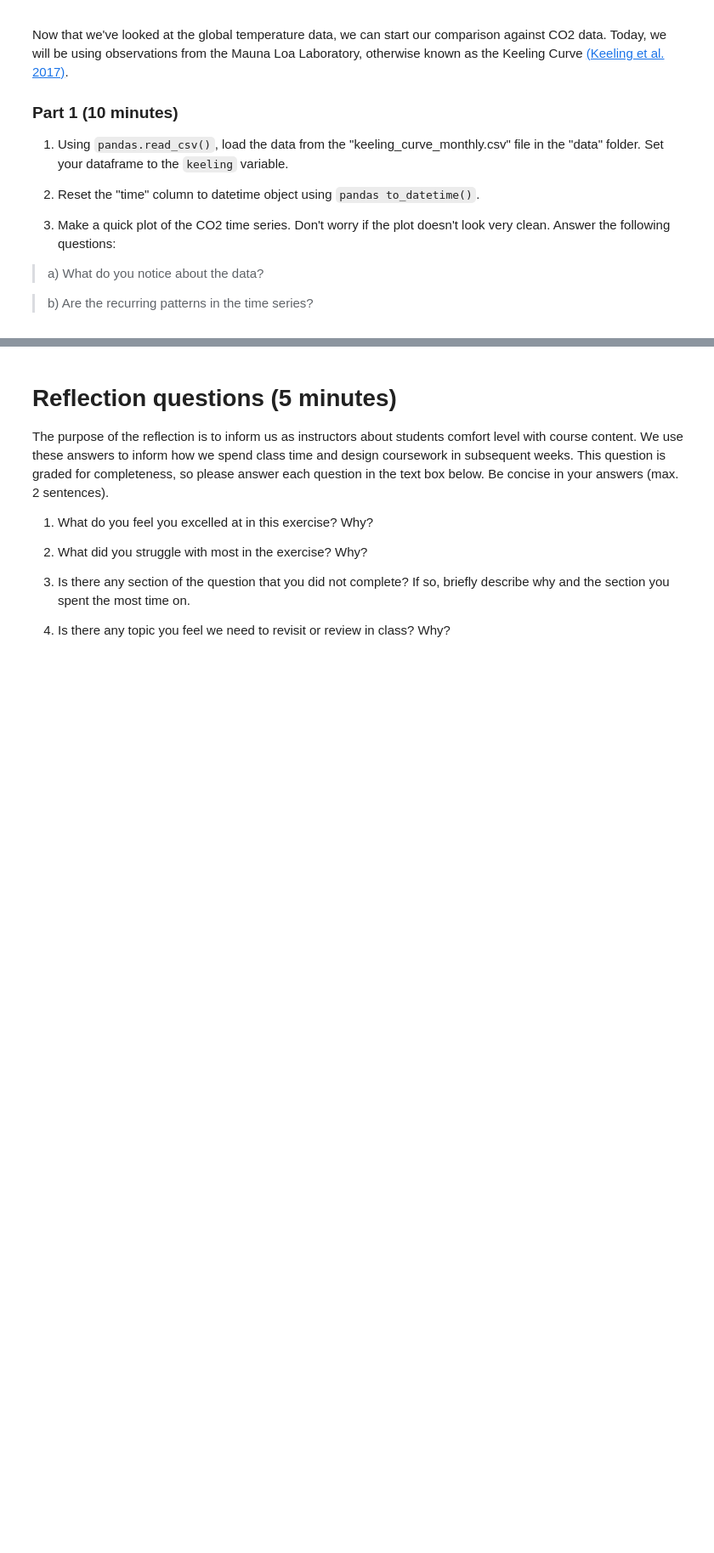
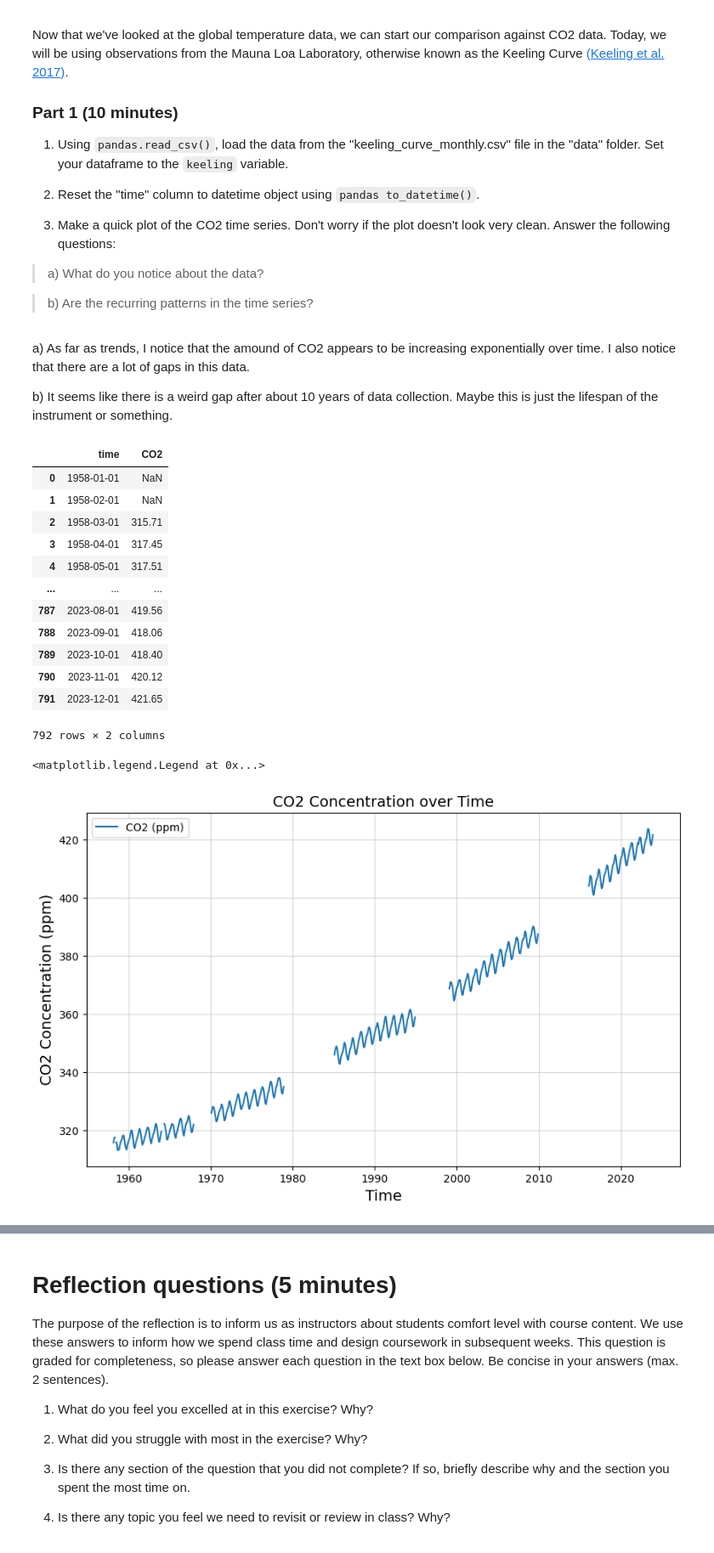
Before and after one commit to leelooliam/week9_inclass, a Jupyter notebook: group_activity8.ipynb, the cells around one changed output, grey strips where cells are left out. Shown at 85% size. Saved outputs shown, nothing was run; the diff lists cells and outputs as text; code cells hidden in the pictures; blank space fills up the shorter version.

```diff
--- a/group_activity8.ipynb
+++ b/group_activity8.ipynb
@@ -162,2 +207,36 @@ keeling = ""
+# %% [markdown]
+a) As far as trends, I notice that the amound of CO2 appears to be increasing exponentially over time. I also notice that there are a lot of gaps in this data.
+
+b) It seems like there is a weird gap after about 10 years of data collection. Maybe this is just the lifespan of the instrument or something.
+# %%
+# load data and clean
+keeling = pd.read_csv("data/keeling_curve_monthly.csv") # opening data
+display(keeling) # displayed data so I can get an idea of what the headers are, what the data looks like, what it is using for NaN values
+datetime = pd.to_datetime(keeling["time"]) # converting time series into datetime objects
+
+# your code for plotting
+fig, ax = plt.subplots(figsize = (10,6)) # another blank plot
+ax.plot(datetime, keeling["CO2"], label = "CO2 (ppm)") # plotting CO2 against time to get an idea of the trends and what the data looks like
+ax.grid(alpha = 0.5) # adding a grid
+ax.set_xlabel("Time", fontsize = 14) # adding x-axis labels
+ax.set_ylabel("CO2 Concentration (ppm)", fontsize = 14) # adding y-axis labels
+ax.set_title("CO2 Concentration over Time", fontsize = 14) # adding a title
+ax.legend() # adding a legend
+# %% [output]
+|  | time | CO2 |
+| 0 | 1958-01-01 | NaN |
+| 1 | 1958-02-01 | NaN |
+| 2 | 1958-03-01 | 315.71 |
+| 3 | 1958-04-01 | 317.45 |
+| 4 | 1958-05-01 | 317.51 |
+| ... | ... | ... |
+| 787 | 2023-08-01 | 419.56 |
+| 788 | 2023-09-01 | 418.06 |
+| 789 | 2023-10-01 | 418.40 |
+| 790 | 2023-11-01 | 420.12 |
+| 791 | 2023-12-01 | 421.65 |
+792 rows × 2 columns
+<matplotlib.legend.Legend at 0x...>
+[figure, added]
 # %%
 grader.check("Question 1, Part 4")
```
Also changed, not shown: parts of 14 cells of this notebook, 1 other file.
